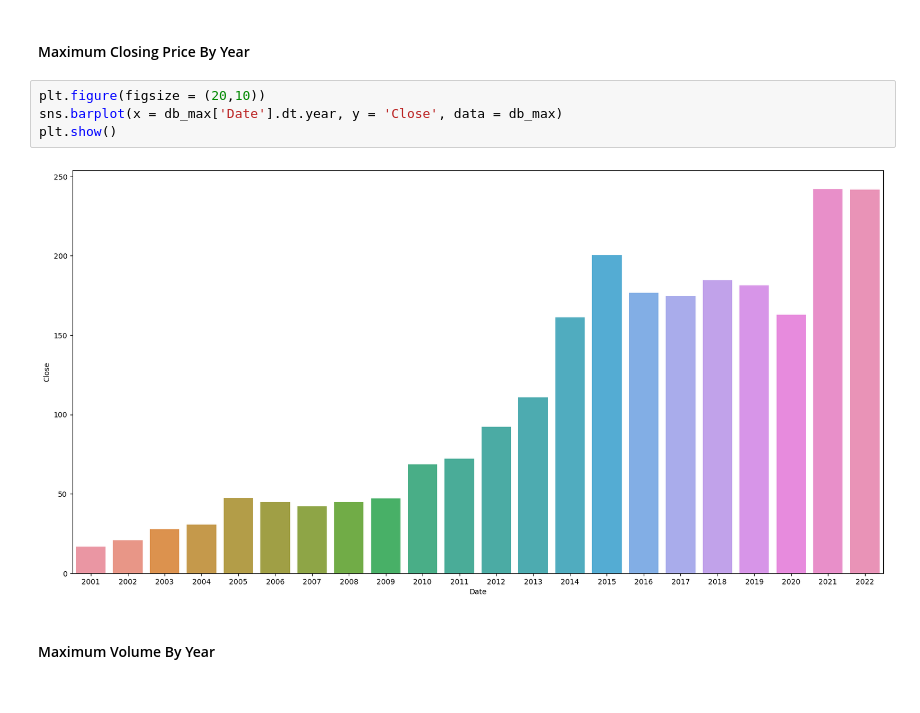
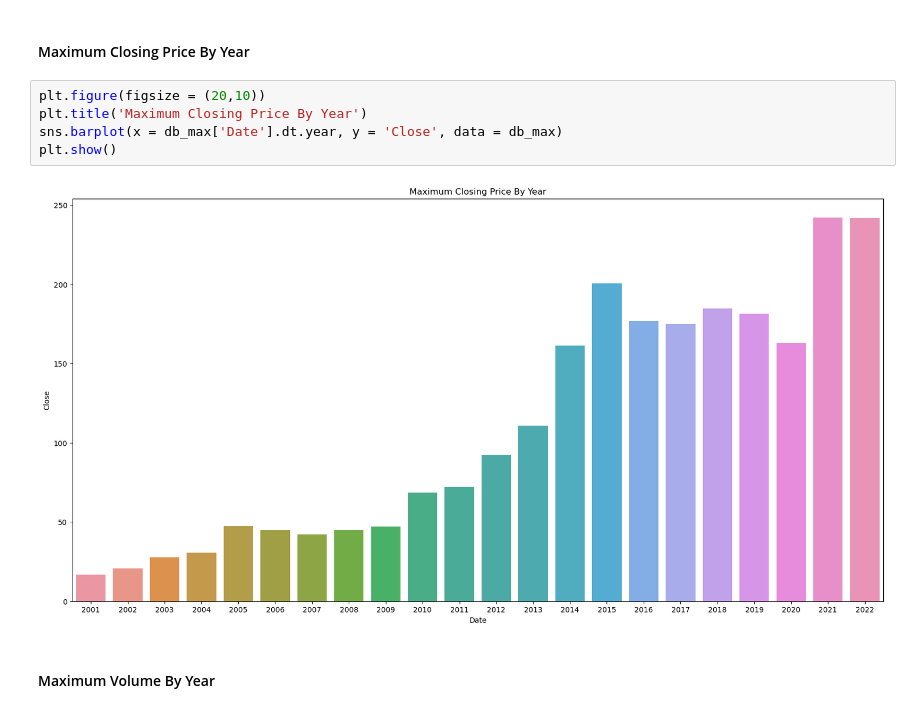
Before and after one commit to ThankiJay/Stock-Market-Prediction, a Jupyter notebook: Stock Market Prediction Using LSTM.ipynb, the cells around one changed output. Drawn from its saved outputs; the diff is of its cells as text.

```diff
--- a/Stock Market Prediction Using LSTM.ipynb
+++ b/Stock Market Prediction Using LSTM.ipynb
@@ -152,10 +155,11 @@ Name: Close, dtype: float64
 #### Maximum Closing Price By Year
 # %%
 plt.figure(figsize = (20,10))
+plt.title('Maximum Closing Price By Year')
 sns.barplot(x = db_max['Date'].dt.year, y = 'Close', data = db_max)
 plt.show()
 # %% [output]
-[figure, old version]
+[figure, new version]
 # %% [markdown]
 #### Maximum Volume  By Year
 # %%
```
Also changed, not shown: parts of 10 cells of this notebook, 1 other file.
